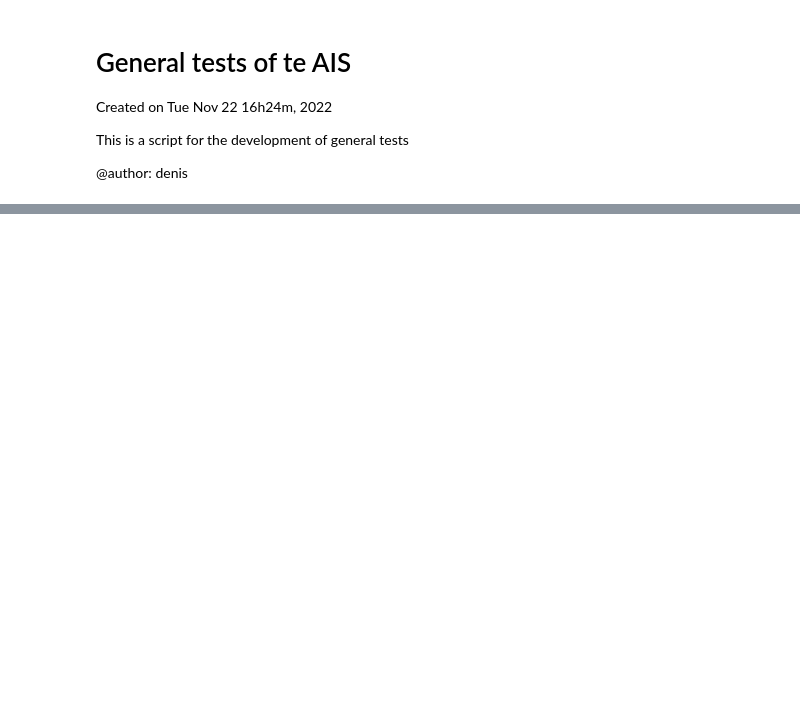
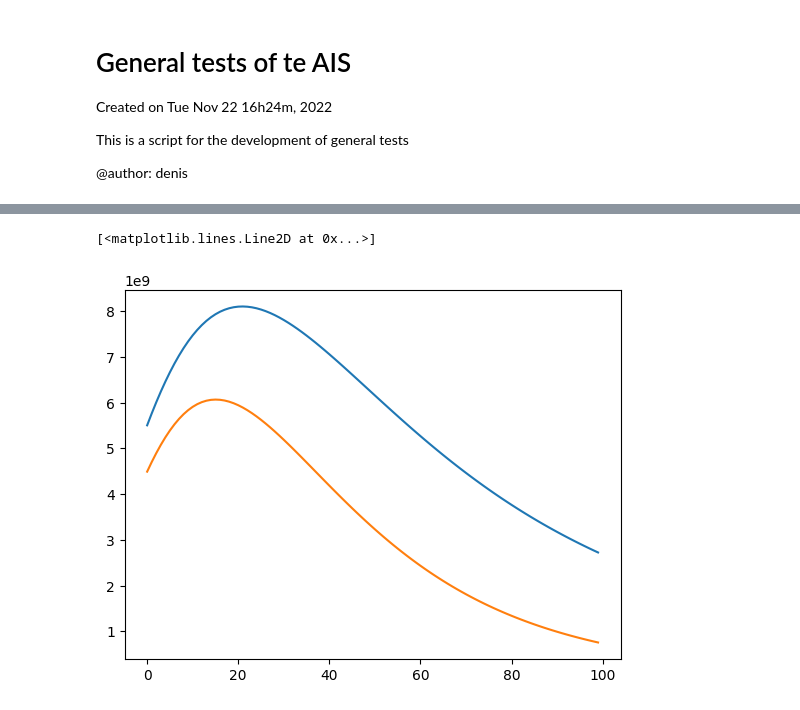
Before and after one commit to DBernardes/AIS, a Jupyter notebook: general_tests.ipynb, the cells around one changed output, grey strips where cells are left out. Cells and saved outputs as stored; diff of their text form; code cells hidden in the pictures; blank space fills up the shorter version.

```diff
--- a/general_tests.ipynb
+++ b/general_tests.ipynb
@@ -200,0 +206,14 @@ Text(0, 0.5, 'Phase shift (deg)')
+# %%
+import matplotlib.pyplot as plt
+import numpy as np
+
+from AIS.Spectral_Energy_Distribution import Source
+
+src = Source()
+src.calculate_sed("blackbody", 15, (350, 1100, 100), 5700)
+sed = src.apply_Serkowski_curve({"B": 7.812, "V": 7.029, "R": 5.951, "I": 4.706})
+plt.plot(sed[0] / 10)
+plt.plot(sed[1])
+# %% [output]
+[<matplotlib.lines.Line2D at 0x...>]
+[figure, added]
```
Also changed, not shown: parts of 6 cells of this notebook, 6 other files.
